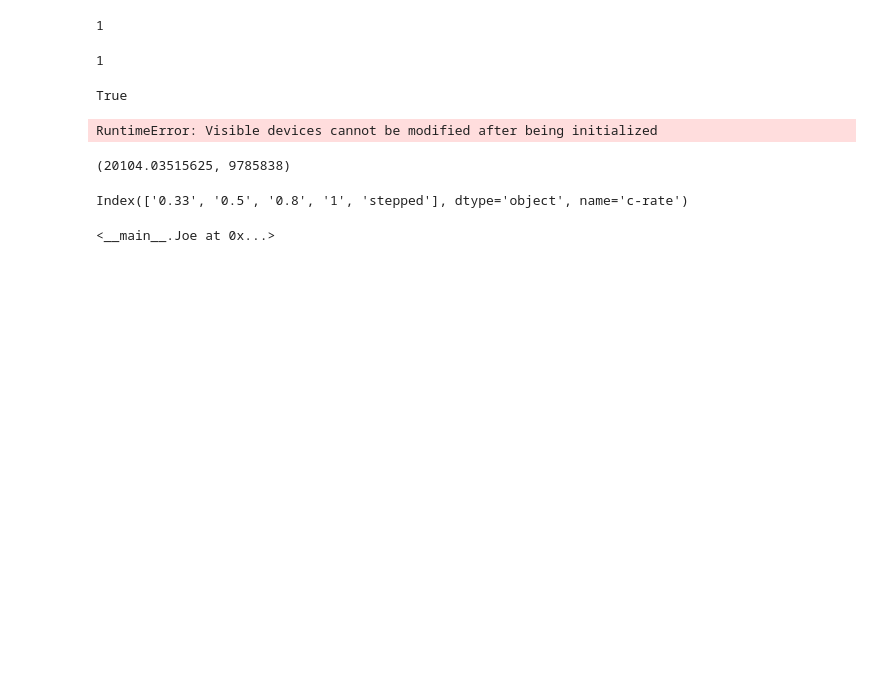
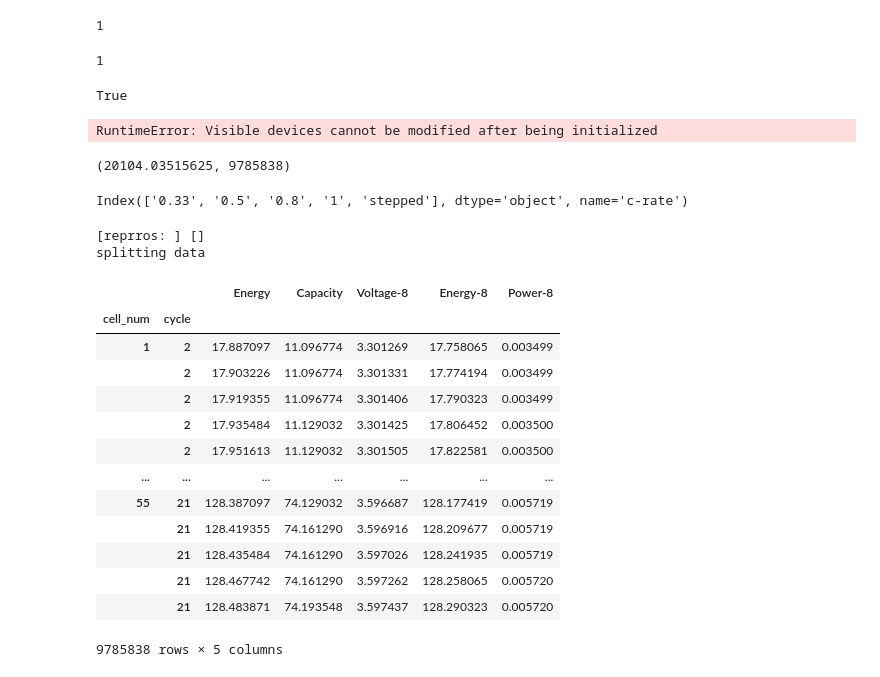
Before and after one commit to cfiske3302/chembattery_refac, a Jupyter notebook: test_code.ipynb, the cells around one changed output. Saved outputs shown, nothing was run; the diff lists cells and outputs as text; code cells hidden in the pictures; blank space fills up the shorter version.

```diff
--- a/test_code.ipynb
+++ b/test_code.ipynb
@@ -341,6 +341,26 @@ class Joe:
 j = Joe("me")
 a = type(j)("me")
 # %%
-a
+from omegaconf import OmegaConf
+
+cfg = OmegaConf.load("/usr/project/chembattery/chembattery_refac/configs/train_lfp_reproduce.yaml")
+
+data_path = os.path.join(cfg.data.data_dir, cfg.data.date_str)
+scale_path = os.path.join(cfg.data.data_dir, cfg.data.get("scaler_date", '⚖️'))
+features = cfg.data.get("features", None)
+dataset = Dataset(data_path, scale_path, features)
+
+trim_to = cfg.data.get("dataset_max", None)
+if trim_to is not None:
+    dataset.trim(int(trim_to))
+
+prepros_steps = cfg.data.get("preprocessing", [])
+print("[reprros: ]", prepros_steps)
+
+print("splitting data")
+split_on = cfg.data.get("split_on", "cell_num")
+test_split = [str(id) for id in cfg.data.test_split.split(',')]
+X_train, X_test, y_train, y_test, scaler = dataset.get_scaled_split(test_split, split_on)
 # %% [output]
-<__main__.Joe at 0x...>
+[reprros: ] []
+splitting data
@@ -346,0 +373,17 @@ a
+# %%
+dataset.xCC
+# %% [output]
+|  |  | Energy | Capacity | Voltage-8 | Energy-8 | Power-8 |
+| cell_num | cycle |  |  |  |  |  |
+| 1 | 2 | 17.887097 | 11.096774 | 3.301269 | 17.758065 | 0.003499 |
+|  | 2 | 17.903226 | 11.096774 | 3.301331 | 17.774194 | 0.003499 |
+|  | 2 | 17.919355 | 11.096774 | 3.301406 | 17.790323 | 0.003499 |
+|  | 2 | 17.935484 | 11.129032 | 3.301425 | 17.806452 | 0.003500 |
+|  | 2 | 17.951613 | 11.129032 | 3.301505 | 17.822581 | 0.003500 |
+| ... | ... | ... | ... | ... | ... | ... |
+| 55 | 21 | 128.387097 | 74.129032 | 3.596687 | 128.177419 | 0.005719 |
+|  | 21 | 128.419355 | 74.161290 | 3.596916 | 128.209677 | 0.005719 |
+|  | 21 | 128.435484 | 74.161290 | 3.597026 | 128.241935 | 0.005719 |
+|  | 21 | 128.467742 | 74.161290 | 3.597262 | 128.258065 | 0.005720 |
+|  | 21 | 128.483871 | 74.193548 | 3.597437 | 128.290323 | 0.005720 |
+9785838 rows × 5 columns
```
Also changed, not shown: parts of 16 cells of this notebook, 15 other files.
